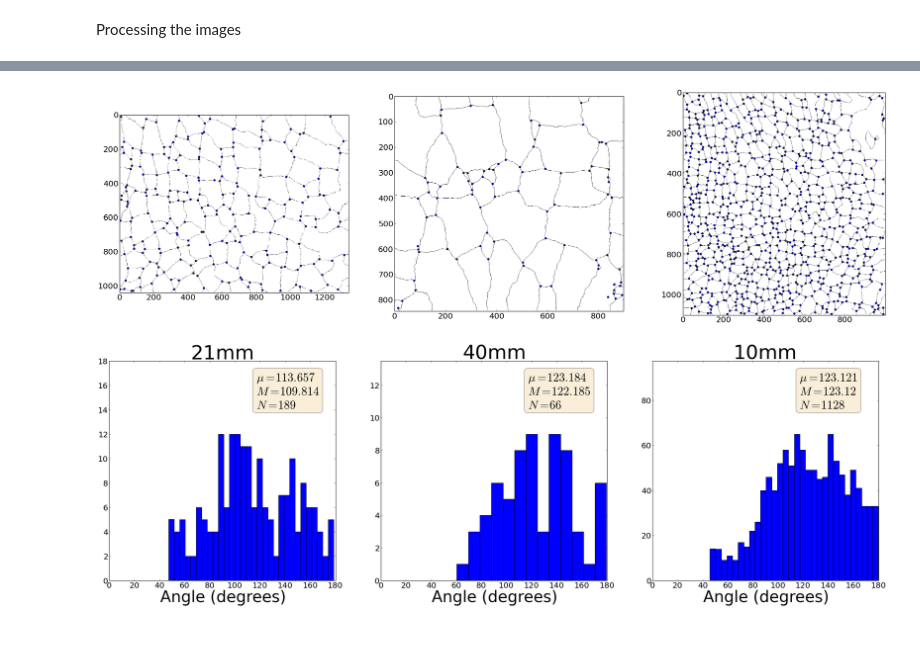
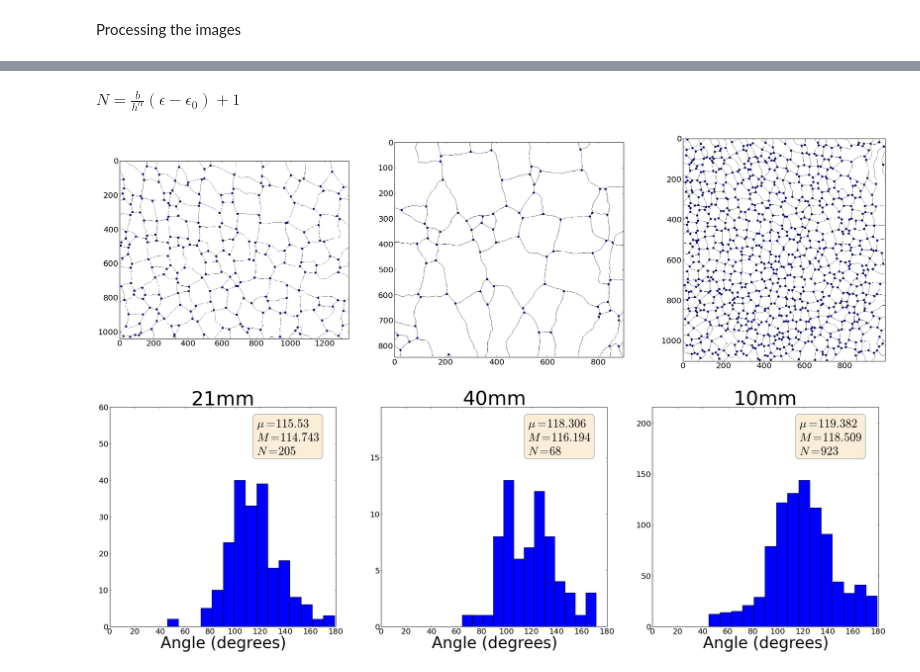
Before and after one commit to jorgehog/notebookCollection, a Jupyter notebook: FlourExperiment.ipynb, the cells around one changed output, grey strips where cells are left out. Drawn from its saved outputs; the diff is of its cells as text; code cells hidden in the pictures; blank space fills up the shorter version.

```diff
--- a/FlourExperiment.ipynb
+++ b/FlourExperiment.ipynb
@@ -71,7 +74,8 @@ for experiment, ax, ax2 in zip(subExperiments.keys(), axes, axes2):
 
     rotation, cropBox = rotationAll[experiment], cropBoxAll[experiment]
 
-    for imageFile in [imagePaths[-1]]:
+    images[experiment + "N"] = len(imagePaths)
+    for imageFile in imagePaths:
 
         image = imread(imageFile, as_grey=True)
 
@@ -177,9 +212,9 @@ fig, axes = subplots(1, 3, figsize=(35,10))
 
 axes[0].set_ylabel("N(area)", size=40)
 
-cuts = {'10mm' : 7000,
-        '21mm' : 22500,
-        '40mm' : 50000}
+cuts = {'10mm' : [0, 7000],
+        '21mm' : [0, 22500],
+        '40mm' : [1750, 50000]}
 
 bins = {'10mm' : 15,
         '21mm' : 15,
@@ -187,14 +222,21 @@ bins = {'10mm' : 15,
 
 for experiment, ax in zip(subExperiments.keys(), axes):
 
-    props = regionprops(images[experiment + "labels"], ['Area'])
-    area = array([p["Area"] for p in props])
+    images[experiment + "NLIST"] = []
 
-    area = area[where(area < cuts[experiment])]
+    for i in range(images[experiment + "N"]):
+        props = regionprops(images[experiment + "labels" + str(i)], ['Area'])
+        area = array([p["Area"] for p in props])
 
-    mean = area.mean()
-    med = median(area)
-    N = len(area)
+        area = area[where(area > cuts[experiment][0])]
+        area = area[where(area < cuts[experiment][1])]
+
+        mean = area.mean()
+        med = median(area)
+        N = len(area)
+
+        images[experiment + "NLIST"].append(N)
+
 
     _ = ax.hist(area, bins[experiment])
     hold("on")
@@ -220,3 +338,5 @@ show()
+# %% [markdown]
+$N = \frac{b}{h^\alpha}(\epsilon - \epsilon_0) + 1$
 # %%
 import mahotas as mh
 
@@ -307,7 +427,7 @@ fig, axes = subplots(1, 3, figsize=(35,10))
 
 for experiment, ax in zip(subExperiments.keys(), axes):
 
-    skelly = images[experiment + "skeleton"] == 0
+    skelly = images[experiment + "skeleton" + "0"] == 0
 
     jointMap = branchedPoints(skelly)
 
@@ -320,7 +440,7 @@ for experiment, ax in zip(subExperiments.keys(), axes):
     ax.scatter(*joints, s=20)
     ax.imshow(np.logical_not(skelly), cmap = cm.gray)
 # %% [output]
-[figure, old version]
+[figure, new version]
 # %%
 from math import atan2, pi
 
@@ -392,8 +512,8 @@ def getAllAngles(joints, skeleton, N=10, k=1):
 
         #subplot(1, 2, 1)
         #imshow(skellySlice, interpolation='nearest')
-        if k != 0:
-            skellySlice = binary_dilation(skellySlice, square(k))
+ #       if k != 0:
+ #           skellySlice = binary_dilation(skellySlice, square(k))
         #subplot(1,2,2)
         #imshow(skellySlice, interpolation='nearest')
         #show()
@@ -438,39 +558,39 @@ def getAllAngles(joints, skeleton, N=10, k=1):
 # %%
 fig, axes = subplots(1, 3, figsize=(35,10))
 
-histSize = {'10mm' : 30, '21mm' : 30, '40mm' : 13}
-ks =       {'10mm' : 5,  '21mm' : 5,  '40mm' : 5}
-ns =       {'10mm' : 30, '21mm' : 30, '40mm' : 30}
+histSize = {'10mm' : 15, '21mm' : 15, '40mm' : 13}
+ks =       {'10mm' : 5,  '21mm' : 5, '40mm' : 5}
+ns =       {'10mm' : 25, '21mm' : 25, '40mm' : 25}
 
 for experiment, ax in zip(subExperiments.keys(), axes):
 
     joints = images[experiment + 'joints']
-    sk = images[experiment + 'skelly']
+    sk = images[experiment + 'skelly'].copy()
 
     n = ns[experiment]
     k = ks[experiment]
 
     allAngles = getAllAngles(joints, sk, n, k)
 
     mean = allAngles.mean()
     med = median(allAngles)
     N = len(allAngles)
 
     a, b, c = ax.hist(allAngles, histSize[experiment])
     hold("on")
 
     textstr =  "$\mu = %g$\n$M=%g$\n$N=%d$" % (mean, med, N)
     props = dict(boxstyle='round', facecolor='wheat', alpha=0.5)
 
     size = 0.3
     ax.set_ylim([0, 1.5*a.max()])
     ax.text(0.95 - size, 0.95, textstr, transform=ax.transAxes, fontsize=30,
         verticalalignment='top', bbox=props)
 
     ax.set_xlabel("Angle (degrees)", size=40)
     ax.set_title(experiment, size=50)
     ax.set_xlim([0, 180])
 
 show()
 # %% [output]
-[figure, old version]
+[figure, new version]
```
Also changed, not shown: parts of 7 cells of this notebook.
